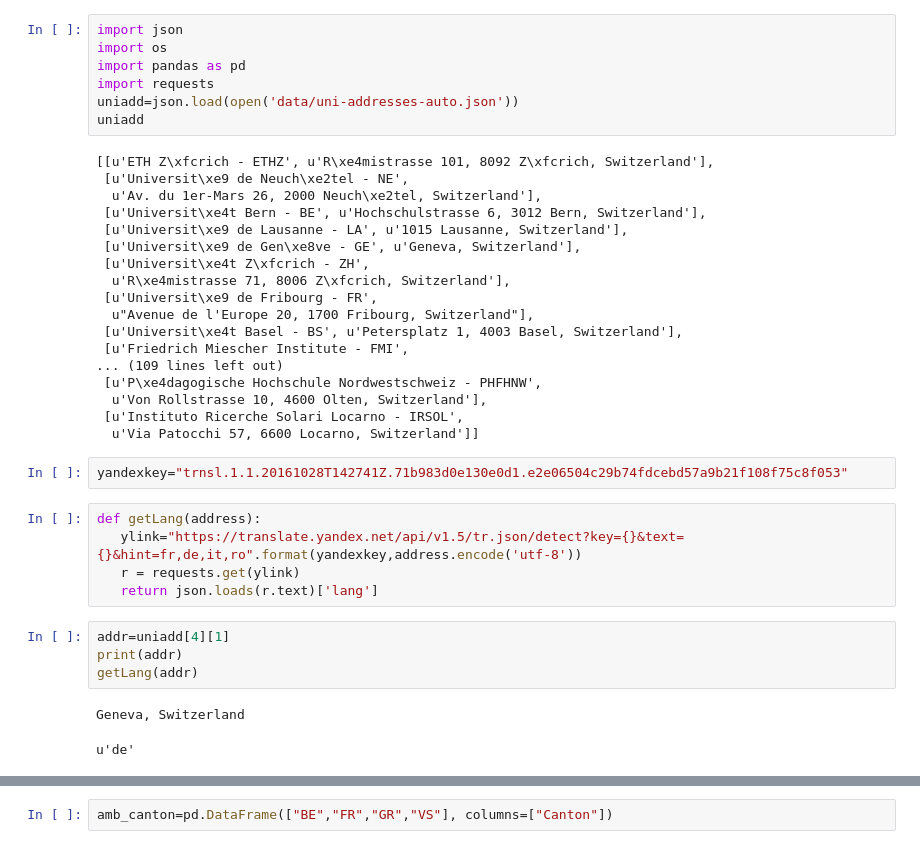
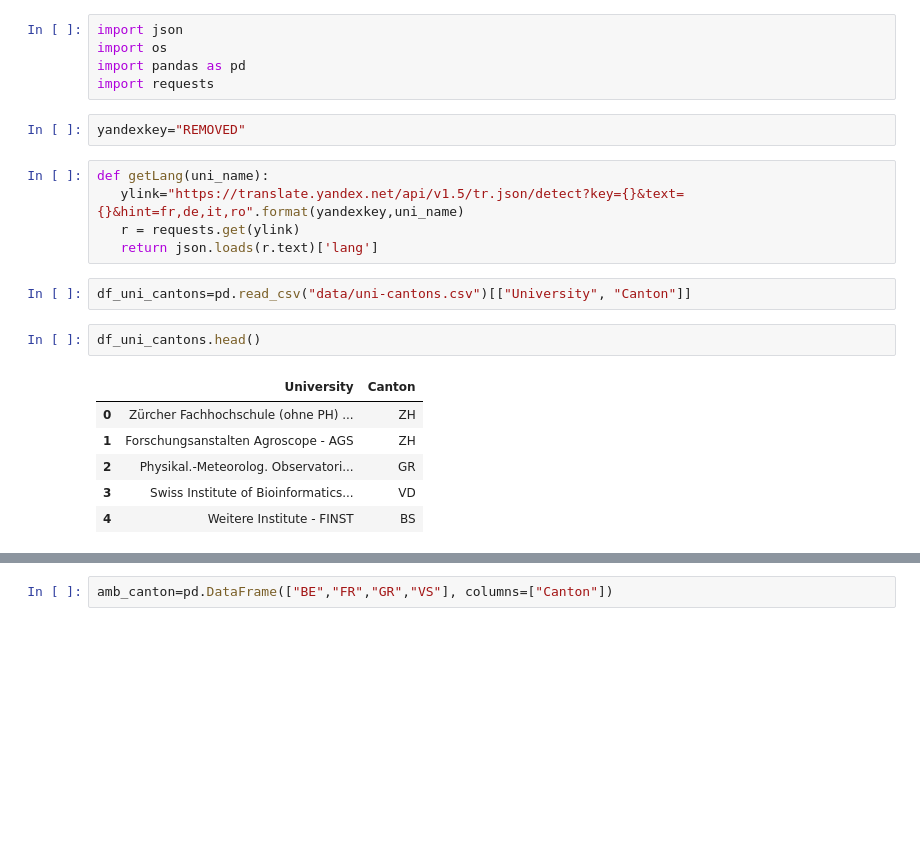
Before and after one commit to amirsh/ada-ana, a Jupyter notebook: HW3-notebooks/HW3-Bonus.ipynb, the cells around one changed output, grey strips where cells are left out. Drawn from its saved outputs; the diff is of its cells as text; blank space fills up the shorter version.

```diff
--- a/HW3-notebooks/HW3-Bonus.ipynb
+++ b/HW3-notebooks/HW3-Bonus.ipynb
@@ -3,38 +3,22 @@ import json
 import os
 import pandas as pd
 import requests
-uniadd=json.load(open('data/uni-addresses-auto.json'))
-uniadd
-# %% [output]
-[[u'ETH Z\xfcrich - ETHZ', u'R\xe4mistrasse 101, 8092 Z\xfcrich, Switzerland'],
- [u'Universit\xe9 de Neuch\xe2tel - NE',
-  u'Av. du 1er-Mars 26, 2000 Neuch\xe2tel, Switzerland'],
- [u'Universit\xe4t Bern - BE', u'Hochschulstrasse 6, 3012 Bern, Switzerland'],
- [u'Universit\xe9 de Lausanne - LA', u'1015 Lausanne, Switzerland'],
- [u'Universit\xe9 de Gen\xe8ve - GE', u'Geneva, Switzerland'],
- [u'Universit\xe4t Z\xfcrich - ZH',
-  u'R\xe4mistrasse 71, 8006 Z\xfcrich, Switzerland'],
- [u'Universit\xe9 de Fribourg - FR',
-  u"Avenue de l'Europe 20, 1700 Fribourg, Switzerland"],
- [u'Universit\xe4t Basel - BS', u'Petersplatz 1, 4003 Basel, Switzerland'],
- [u'Friedrich Miescher Institute - FMI',
-... (109 lines left out)
- [u'P\xe4dagogische Hochschule Nordwestschweiz - PHFHNW',
-  u'Von Rollstrasse 10, 4600 Olten, Switzerland'],
- [u'Instituto Ricerche Solari Locarno - IRSOL',
-  u'Via Patocchi 57, 6600 Locarno, Switzerland']]
-# %%
-yandexkey="trnsl.1.1.20161028T142741Z.71b983d0e130e0d1.e2e06504c29b74fdcebd57a9b21f108f75c8f053"
+# %%
+yandexkey="REMOVED"
 # %%
-def getLang(address):
-   ylink="https://translate.yandex.net/api/v1.5/tr.json/detect?key={}&text={}&hint=fr,de,it,ro".format(yandexkey,address.encode('utf-8'))
+def getLang(uni_name):
+   ylink="https://translate.yandex.net/api/v1.5/tr.json/detect?key={}&text={}&hint=fr,de,it,ro".format(yandexkey,uni_name)
    r = requests.get(ylink)
    return json.loads(r.text)['lang']
-# %%
-addr=uniadd[4][1]
-print(addr)
-getLang(addr)
-# %% [output]
-Geneva, Switzerland
-u'de'
+# %%
+df_uni_cantons=pd.read_csv("data/uni-cantons.csv")[["University", "Canton"]]
+# %%
+df_uni_cantons.head()
+# %% [output]
+|  | University | Canton |
+| 0 | Zürcher Fachhochschule (ohne PH) ... | ZH |
+| 1 | Forschungsanstalten Agroscope - AGS | ZH |
+| 2 | Physikal.-Meteorolog. Observatori... | GR |
+| 3 | Swiss Institute of Bioinformatics... | VD |
+| 4 | Weitere Institute - FINST | BS |
 # %%
```
Also changed, not shown: parts of 28 cells of this notebook, 2 other files.
